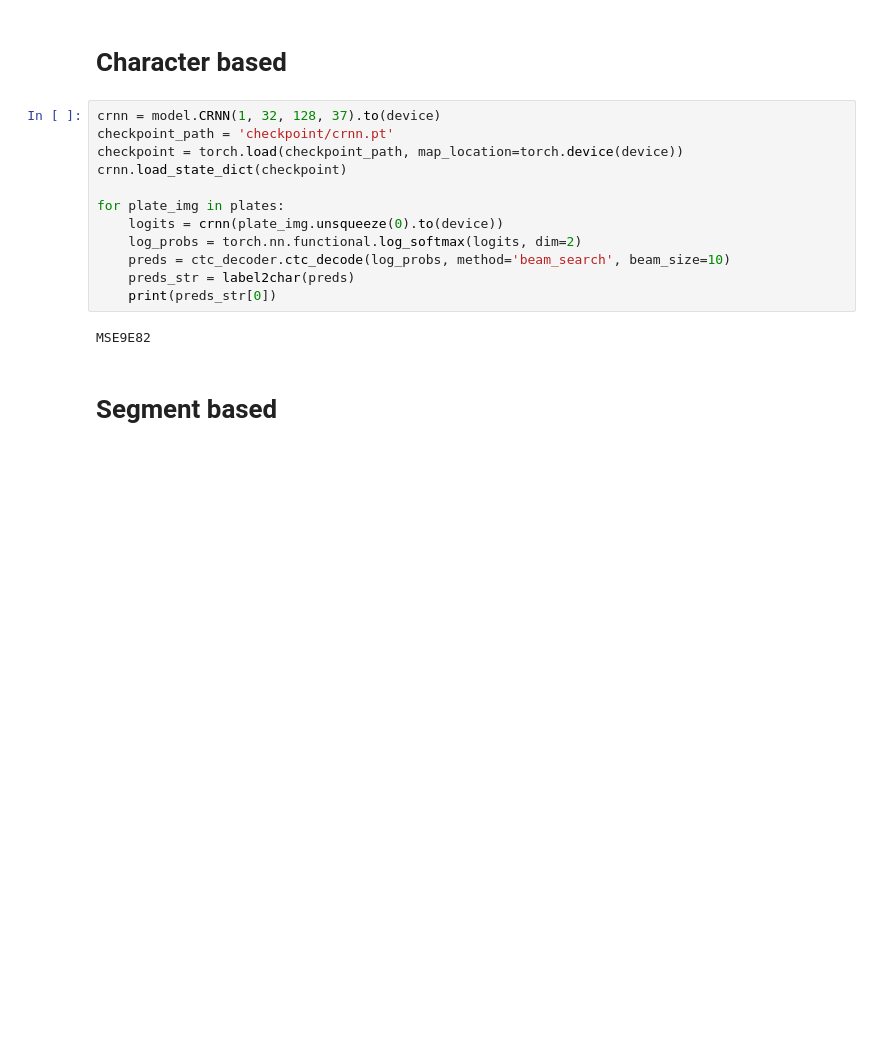
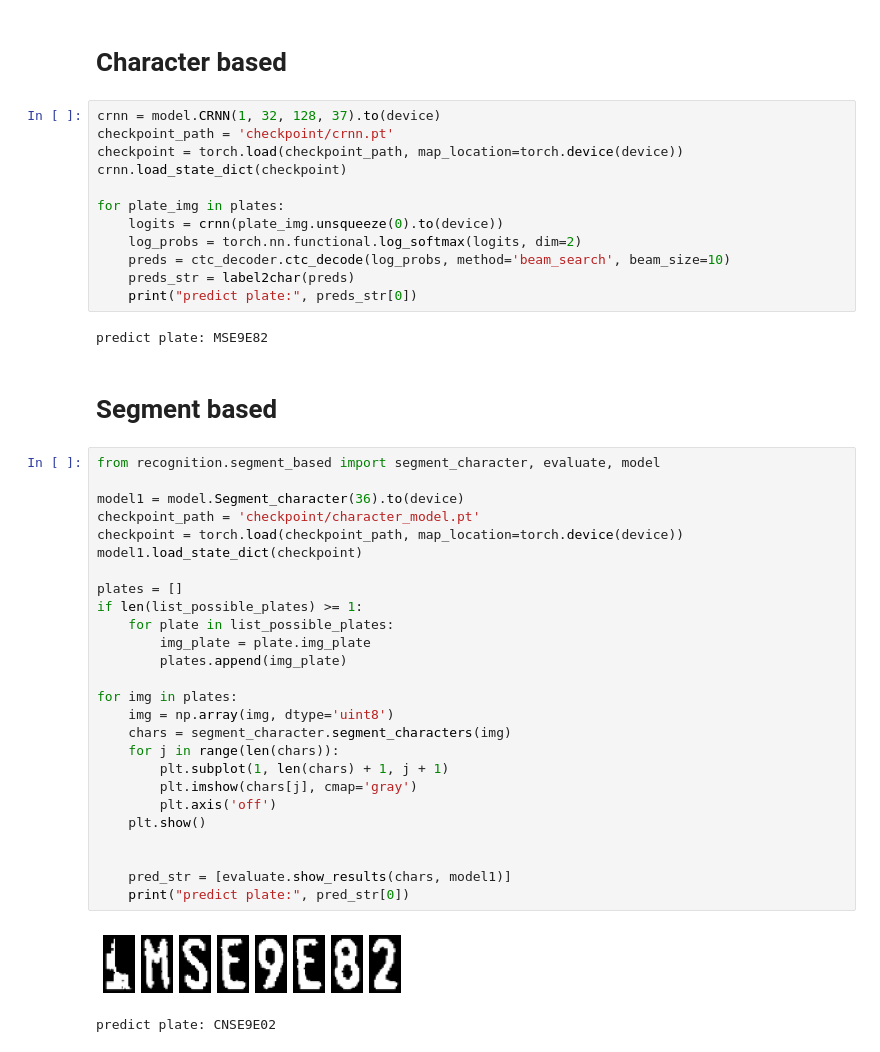
Before and after one commit to thanhlam104/LPR, a Jupyter notebook: visual.ipynb, the cells around one changed output. Drawn from its saved outputs; the diff is of its cells as text; blank space fills up the shorter version.

```diff
--- a/visual.ipynb
+++ b/visual.ipynb
@@ -95,8 +95,37 @@ for plate_img in plates:
     log_probs = torch.nn.functional.log_softmax(logits, dim=2)
     preds = ctc_decoder.ctc_decode(log_probs, method='beam_search', beam_size=10)
     preds_str = label2char(preds)
-    print(preds_str[0])
+    print("predict plate:", preds_str[0])
 # %% [output]
-MSE9E82
+predict plate: MSE9E82
 # %% [markdown]
 # Segment based
+# %%
+from recognition.segment_based import segment_character, evaluate, model
+
+model1 = model.Segment_character(36).to(device)
+checkpoint_path = 'checkpoint/character_model.pt'
+checkpoint = torch.load(checkpoint_path, map_location=torch.device(device))
+model1.load_state_dict(checkpoint)
+
+plates = []
+if len(list_possible_plates) >= 1:
+    for plate in list_possible_plates:
+        img_plate = plate.img_plate
+        plates.append(img_plate)
+
+for img in plates:
+    img = np.array(img, dtype='uint8')
+    chars = segment_character.segment_characters(img)
+    for j in range(len(chars)):
+        plt.subplot(1, len(chars) + 1, j + 1)
+        plt.imshow(chars[j], cmap='gray')
+        plt.axis('off')
+    plt.show()
+
+
+    pred_str = [evaluate.show_results(chars, model1)]
+    print("predict plate:", pred_str[0])
+# %% [output]
+[figure, added]
+predict plate: CNSE9E02
```
Also changed, not shown: parts of 2 cells of this notebook, 1 other file.
